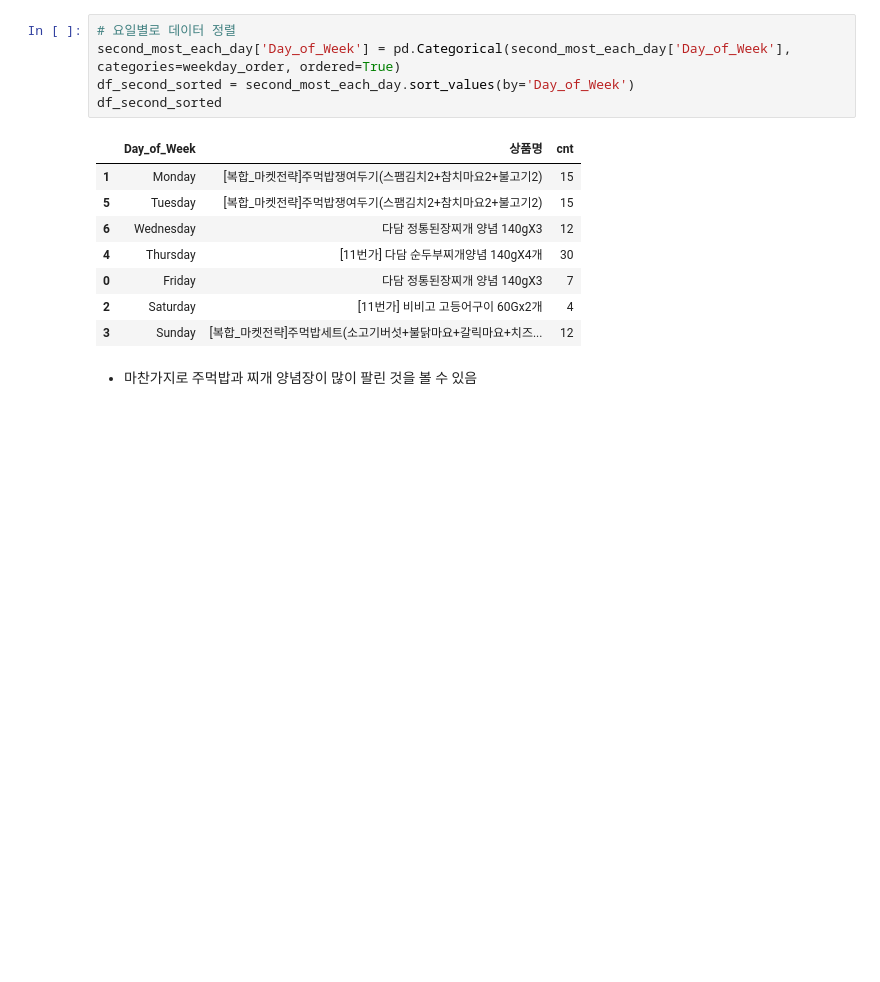
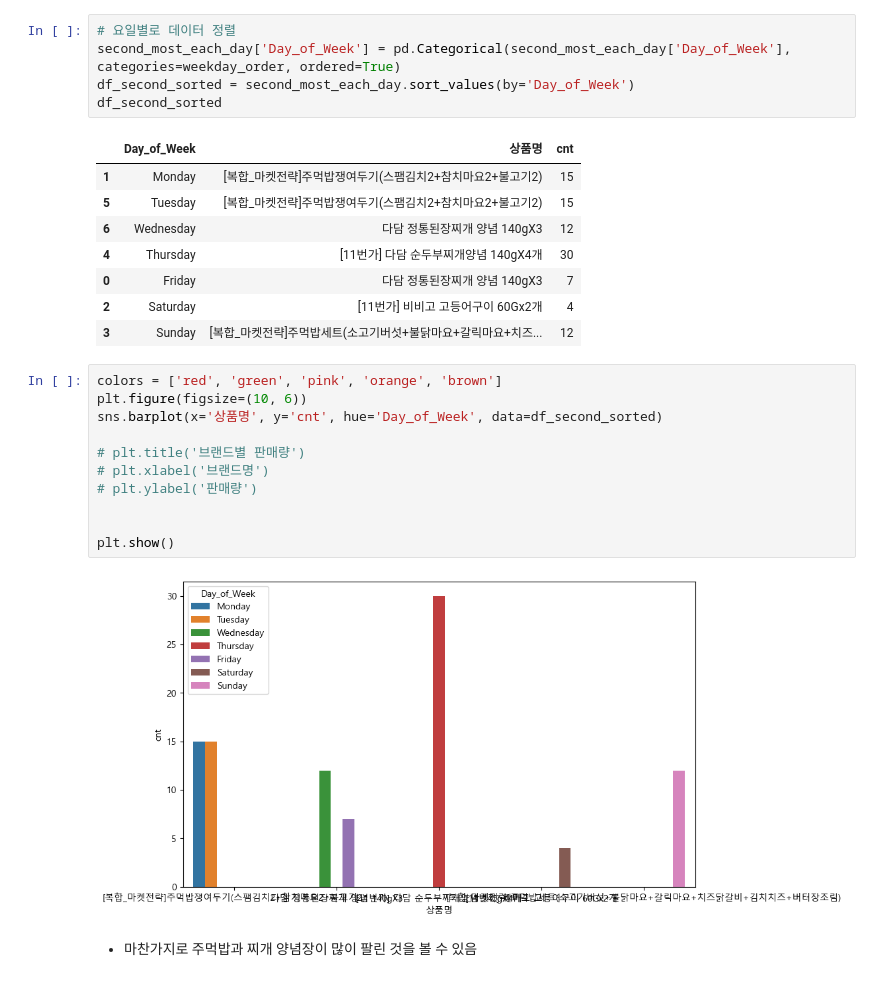
Before and after one commit to ha-es/doit_python, a Jupyter notebook: BDA/내부공모전/11st.ipynb, the cells around one changed output. Cells and saved outputs as stored; diff of their text form; blank space fills up the shorter version.

```diff
--- a/BDA/내부공모전/11st.ipynb
+++ b/BDA/내부공모전/11st.ipynb
@@ -267,6 +267,19 @@ df_second_sorted
 | 0 | Friday | 다담 정통된장찌개 양념 140gX3 | 7 |
 | 2 | Saturday | [11번가] 비비고 고등어구이 60Gx2개 | 4 |
 | 3 | Sunday | [복합_마켓전략]주먹밥세트(소고기버섯+불닭마요+갈릭마요+치즈... | 12 |
+# %%
+colors = ['red', 'green', 'pink', 'orange', 'brown']
+plt.figure(figsize=(10, 6))
+sns.barplot(x='상품명', y='cnt', hue='Day_of_Week', data=df_second_sorted)
+
+# plt.title('브랜드별 판매량')
+# plt.xlabel('브랜드명')
+# plt.ylabel('판매량')
+
+
+plt.show()
+# %% [output]
+[figure, added]
 # %% [markdown]
 - 마찬가지로 주먹밥과 찌개 양념장이 많이 팔린 것을 볼 수 있음
 # %% [markdown]
```
Also changed, not shown: parts of 2 cells of this notebook, 3 other files.
